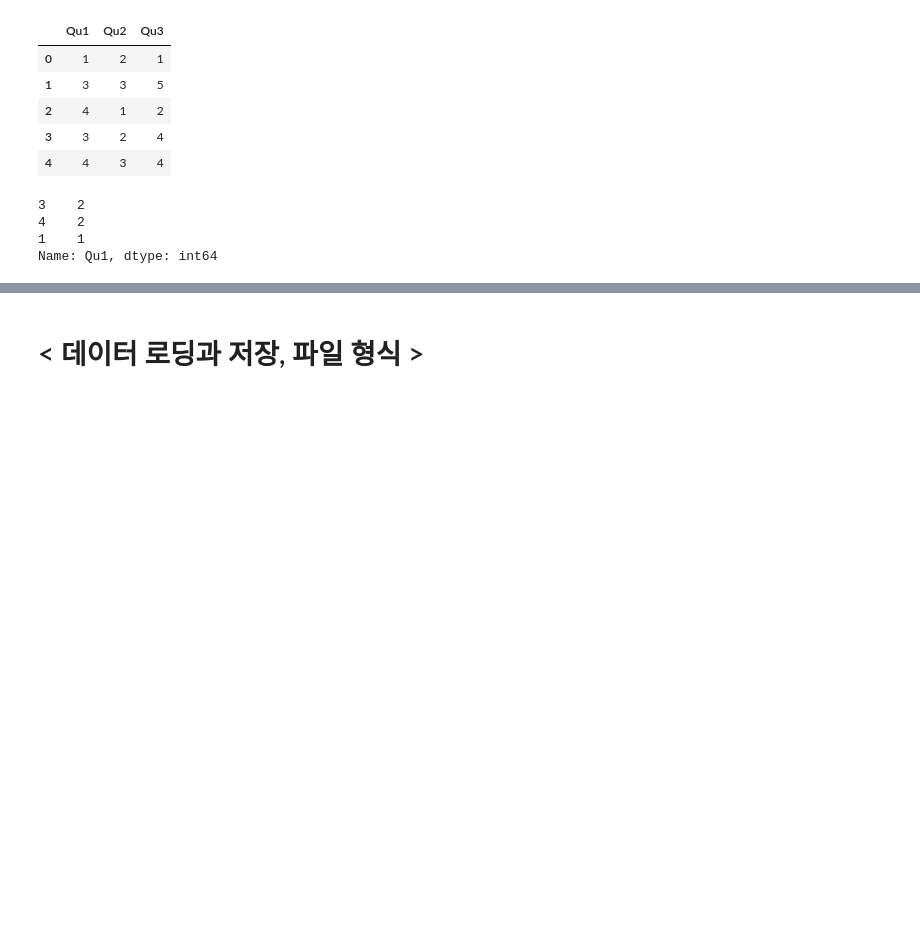
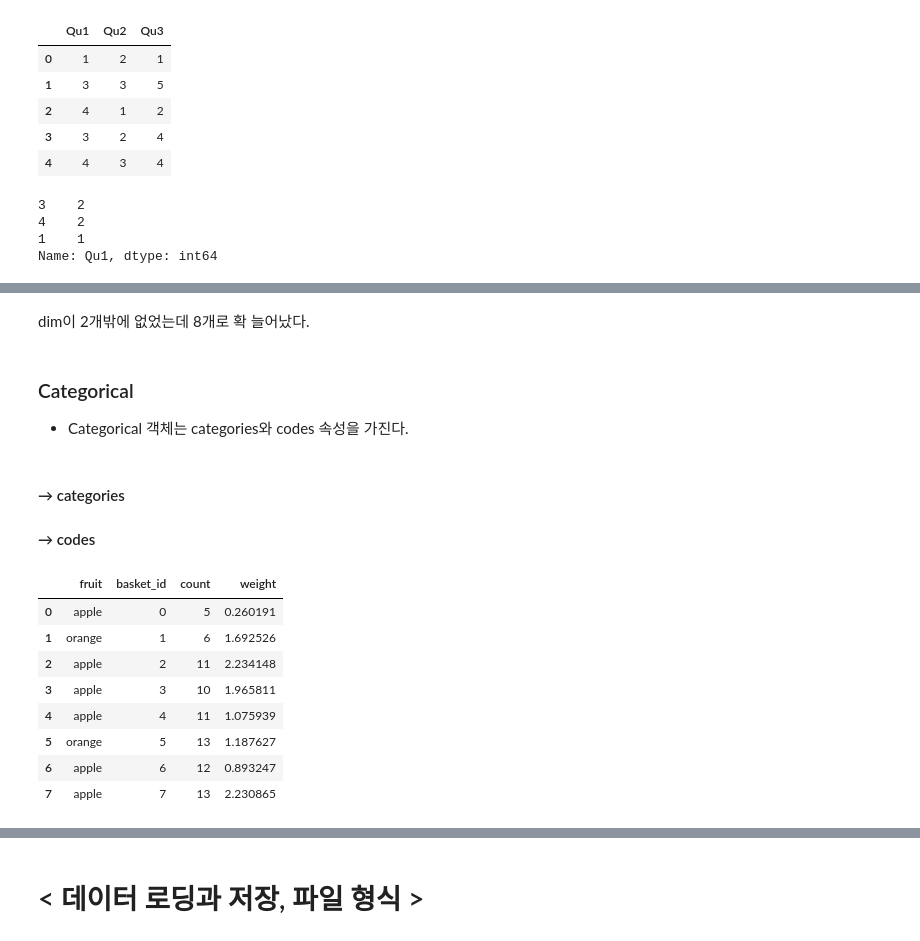
Before and after one commit to zzwony/Start_0920, a Jupyter notebook: redpython.ipynb, the cells around one changed output, grey strips where cells are left out. Cells and saved outputs as stored; diff of their text form; code cells hidden in the pictures; blank space fills up the shorter version.

```diff
--- a/redpython.ipynb
+++ b/redpython.ipynb
@@ -1554,0 +1720,27 @@ df
+# %% [markdown]
+dim이 2개밖에 없었는데 8개로 확 늘어났다.
+# %% [markdown]
+### Categorical
+- Categorical 객체는 categories와 codes 속성을 가진다.
+# %% [markdown]
+#### → categories
+#### → codes
+# %%
+fruits = ['apple', 'orange', 'apple', 'apple'] * 2
+# %%
+N = len(fruits)
+df = pd.DataFrame({'fruit': fruits,
+                   'basket_id': np.arange(N),
+                    'count': np.random.randint(3, 15, size=N),
+                    'weight': np.random.uniform(0, 4, size=N)})
+df
+# %% [output]
+|  | fruit | basket_id | count | weight |
+| 0 | apple | 0 | 5 | 0.260191 |
+| 1 | orange | 1 | 6 | 1.692526 |
+| 2 | apple | 2 | 11 | 2.234148 |
+| 3 | apple | 3 | 10 | 1.965811 |
+| 4 | apple | 4 | 11 | 1.075939 |
+| 5 | orange | 5 | 13 | 1.187627 |
+| 6 | apple | 6 | 12 | 0.893247 |
+| 7 | apple | 7 | 13 | 2.230865 |
```
Also changed, not shown: parts of 72 cells of this notebook.
